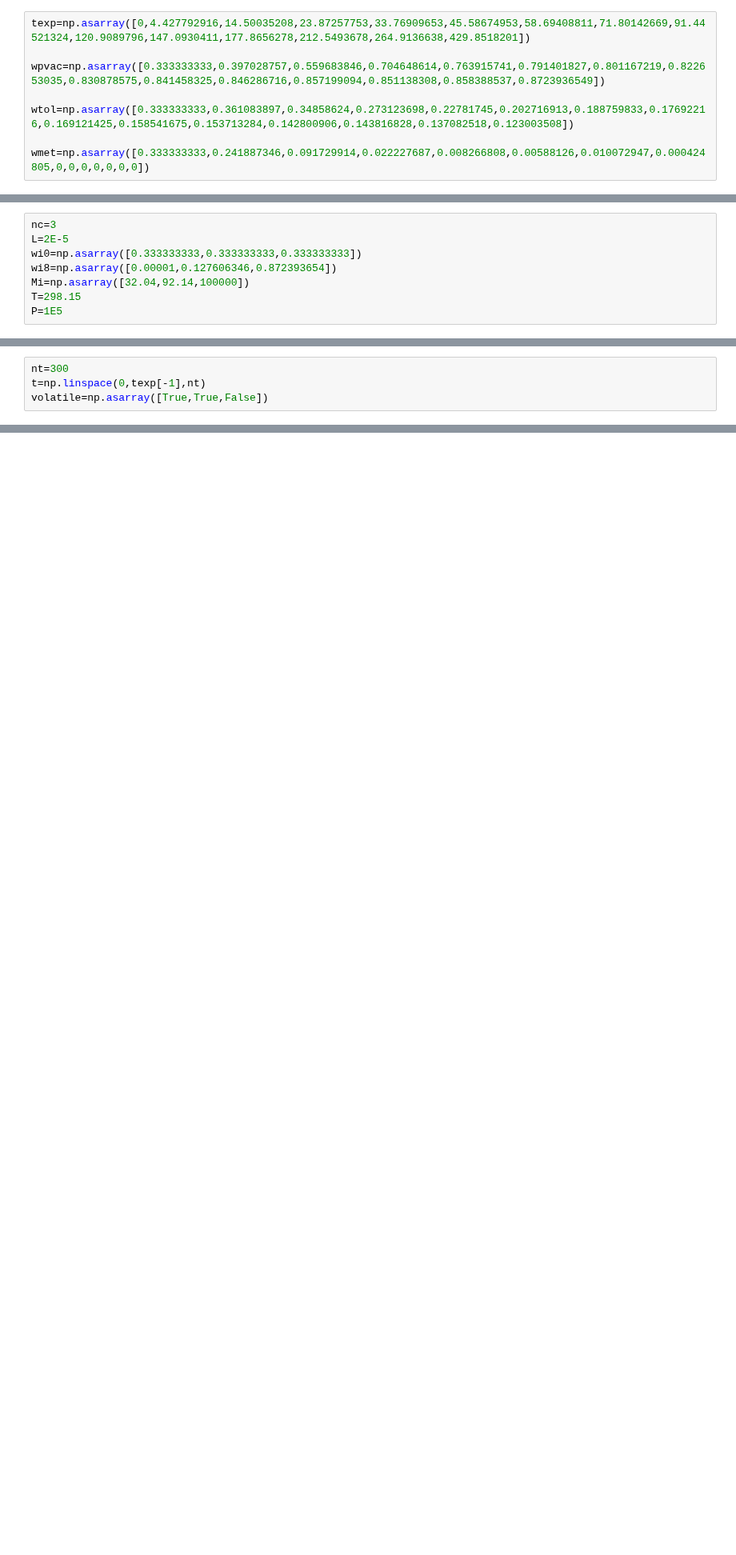
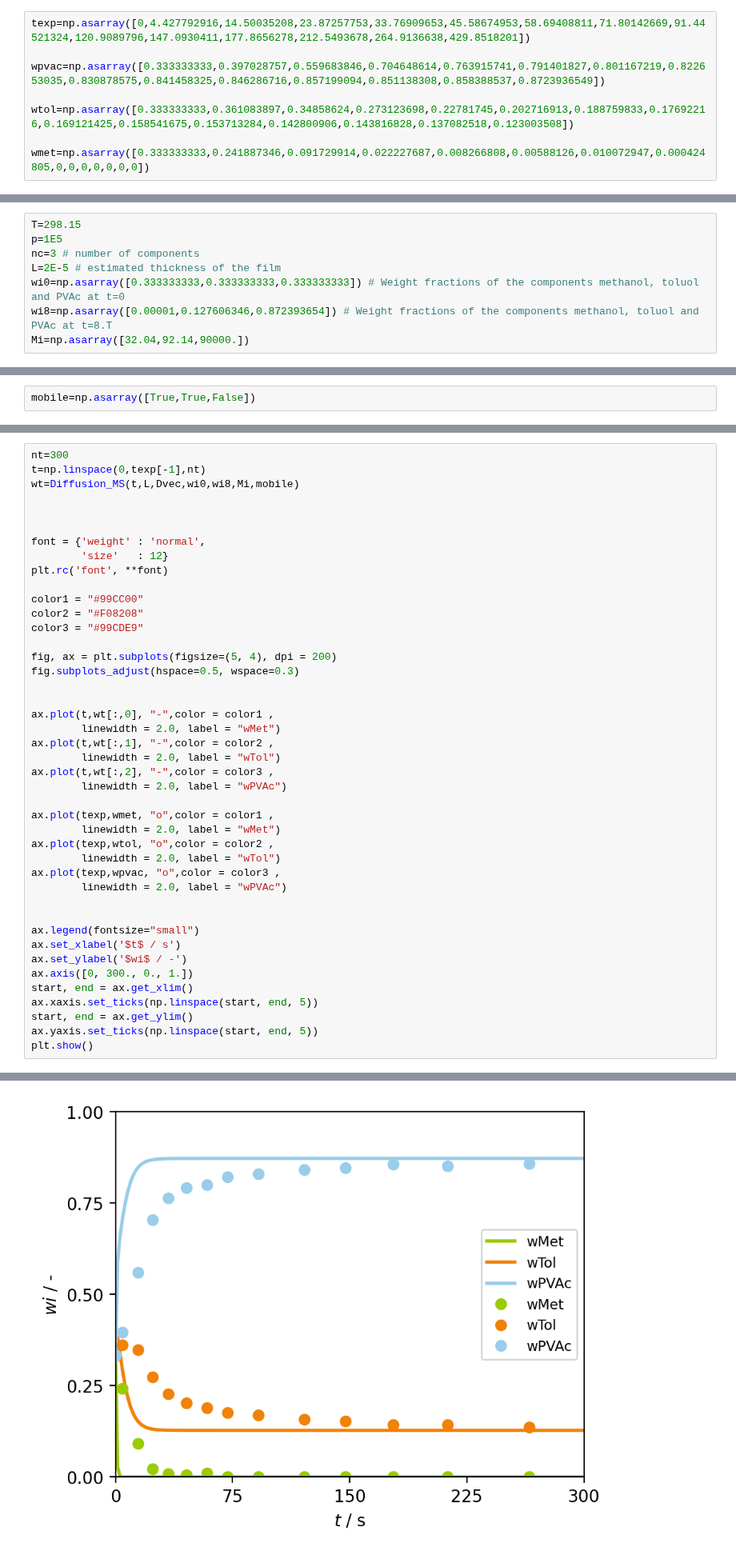
Before and after one commit to Borrdom/diffusionpy, a Jupyter notebook: examples_notebooks/Pvac_toloul_methanol_nonideal.ipynb, the cells around one changed output, grey strips where cells are left out. Shown at 80% size. Cells and saved outputs as stored; diff of their text form; blank space fills up the shorter version.

```diff
--- a/examples_notebooks/Pvac_toloul_methanol_nonideal.ipynb
+++ b/examples_notebooks/Pvac_toloul_methanol_nonideal.ipynb
@@ -23,8 +22,8 @@ We want to describe the diffusion of water into an ASD film. The ASD-water mixtu
 # %%
-nc=3
-L=2E-5
-wi0=np.asarray([0.333333333,0.333333333,0.333333333])
-wi8=np.asarray([0.00001,0.127606346,0.872393654])
-Mi=np.asarray([32.04,92.14,100000])
 T=298.15
-P=1E5
+p=1E5
+nc=3 # number of components
+L=2E-5 # estimated thickness of the film
+wi0=np.asarray([0.333333333,0.333333333,0.333333333]) # Weight fractions of the components methanol, toluol and PVAc at t=0
+wi8=np.asarray([0.00001,0.127606346,0.872393654]) # Weight fractions of the components methanol, toluol and PVAc at t=8.T
+Mi=np.asarray([32.04,92.14,90000.])
@@ -77,4 +58,2 @@ Next we define the time array and which component is mobile
 # %%
-nt=300
-t=np.linspace(0,texp[-1],nt)
-volatile=np.asarray([True,True,False])
+mobile=np.asarray([True,True,False])
@@ -80,0 +62,44 @@ volatile=np.asarray([True,True,False])
+# %%
+nt=300
+t=np.linspace(0,texp[-1],nt)
+wt=Diffusion_MS(t,L,Dvec,wi0,wi8,Mi,mobile)
+
+
+
+font = {'weight' : 'normal',
+        'size'   : 12}
+plt.rc('font', **font)
+
+color1 = "#99CC00"
+color2 = "#F08208"
+color3 = "#99CDE9"
+
+fig, ax = plt.subplots(figsize=(5, 4), dpi = 200)
+fig.subplots_adjust(hspace=0.5, wspace=0.3)
+
+
+ax.plot(t,wt[:,0], "-",color = color1 ,
+        linewidth = 2.0, label = "wMet")
+ax.plot(t,wt[:,1], "-",color = color2 ,
+        linewidth = 2.0, label = "wTol")
+ax.plot(t,wt[:,2], "-",color = color3 ,
+        linewidth = 2.0, label = "wPVAc")
+
+ax.plot(texp,wmet, "o",color = color1 ,
+        linewidth = 2.0, label = "wMet")
+ax.plot(texp,wtol, "o",color = color2 ,
+        linewidth = 2.0, label = "wTol")
+ax.plot(texp,wpvac, "o",color = color3 ,
+        linewidth = 2.0, label = "wPVAc")
+
+
+ax.legend(fontsize="small")
+ax.set_xlabel('$t$ / s')
+ax.set_ylabel('$wi$ / -')
+ax.axis([0, 300., 0., 1.])
+start, end = ax.get_xlim()
+ax.xaxis.set_ticks(np.linspace(start, end, 5))
+start, end = ax.get_ylim()
+ax.yaxis.set_ticks(np.linspace(start, end, 5))
+plt.show()
+# %% [output]
@@ -80,0 +108 @@ volatile=np.asarray([True,True,False])
+[figure, added]
```
Also changed, not shown: parts of 29 cells of this notebook, 4 other files.
